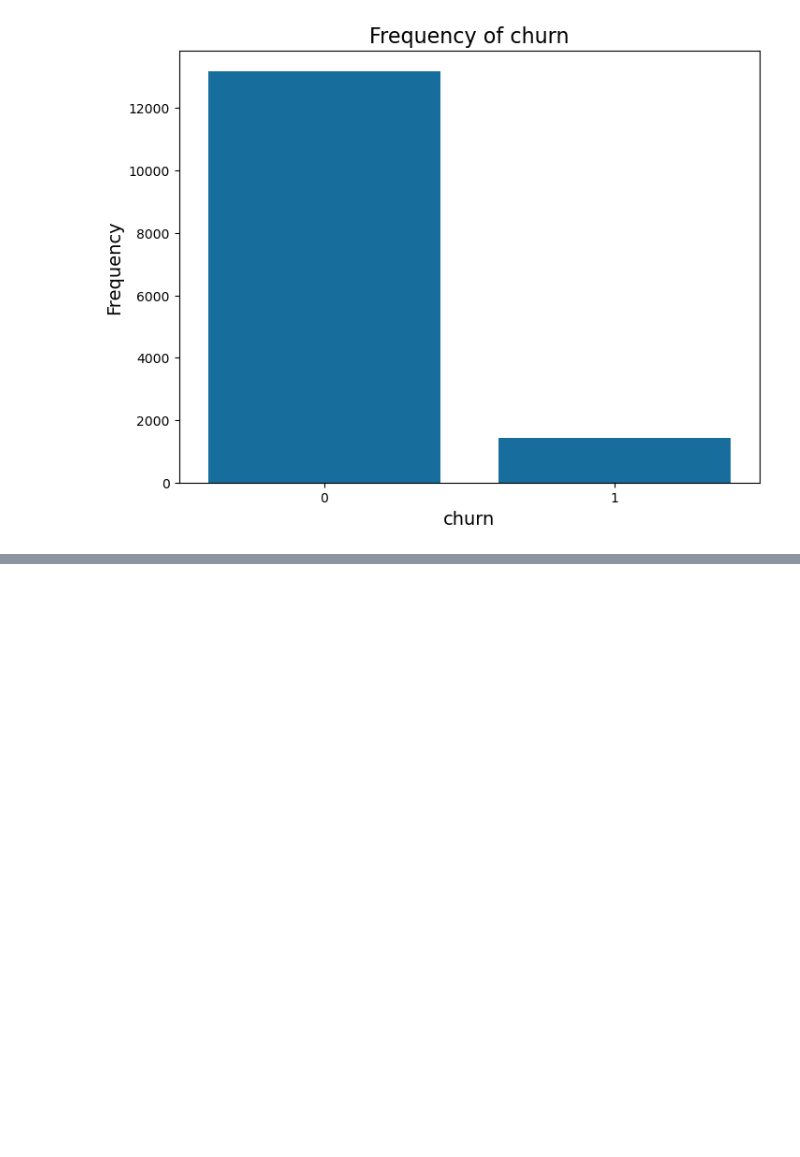
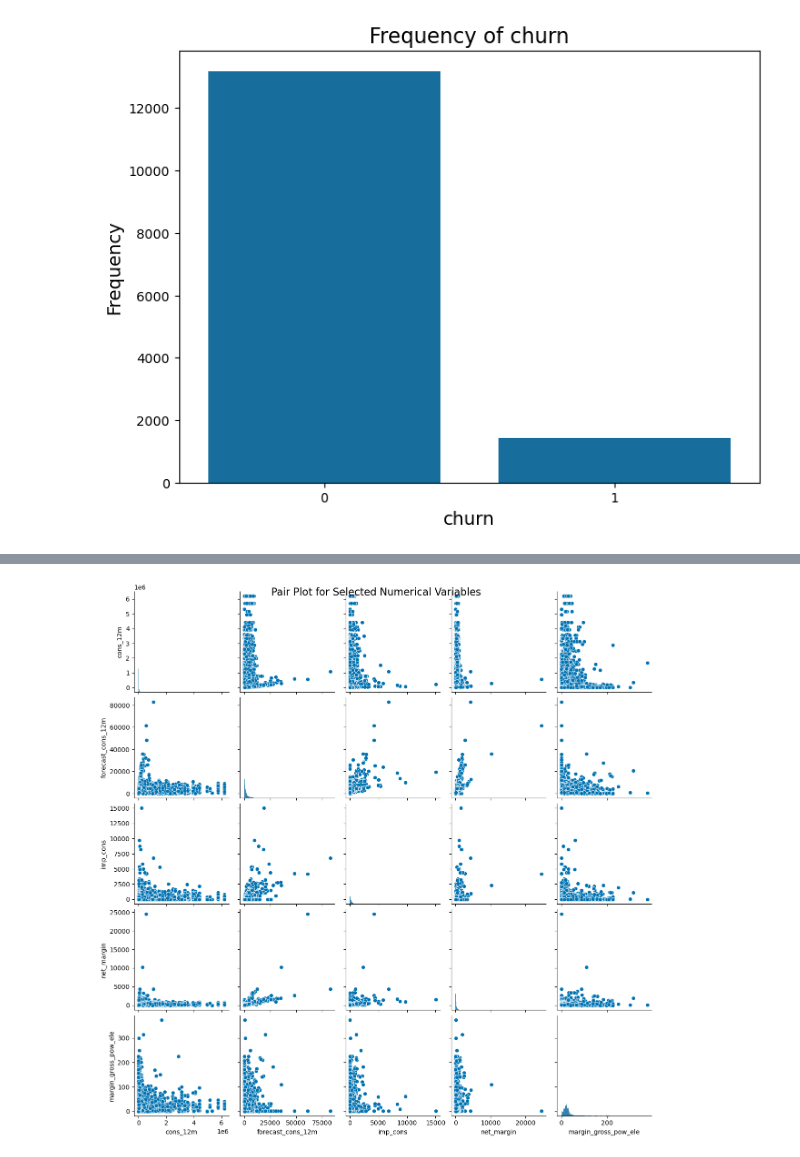
Before and after one commit to RichelCode/BCG-Virtual-Internship, a Jupyter notebook: Richel_Virtual_internship.ipynb, the cells around one changed output, grey strips where cells are left out. Cells and saved outputs as stored; diff of their text form; code cells hidden in the pictures; blank space fills up the shorter version.

```diff
--- a/Richel_Virtual_internship.ipynb
+++ b/Richel_Virtual_internship.ipynb
@@ -427,0 +470,7 @@ plt.show()
+# %%
+# Pair plot for a subset of numerical variables
+sns.pairplot(df[['cons_12m', 'forecast_cons_12m', 'imp_cons', 'net_margin', 'margin_gross_pow_ele']])
+plt.suptitle('Pair Plot for Selected Numerical Variables', fontsize=16)
+plt.show()
+# %% [output]
+[figure, added]
```
Also changed, not shown: parts of 5 cells of this notebook.
